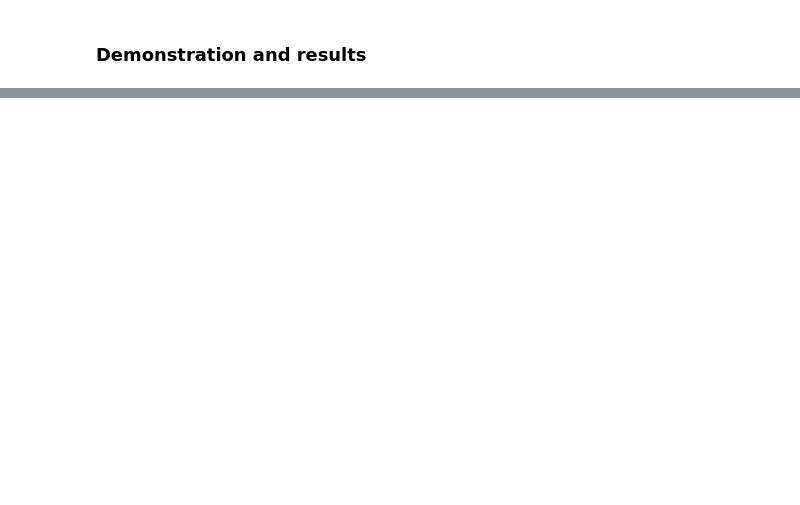
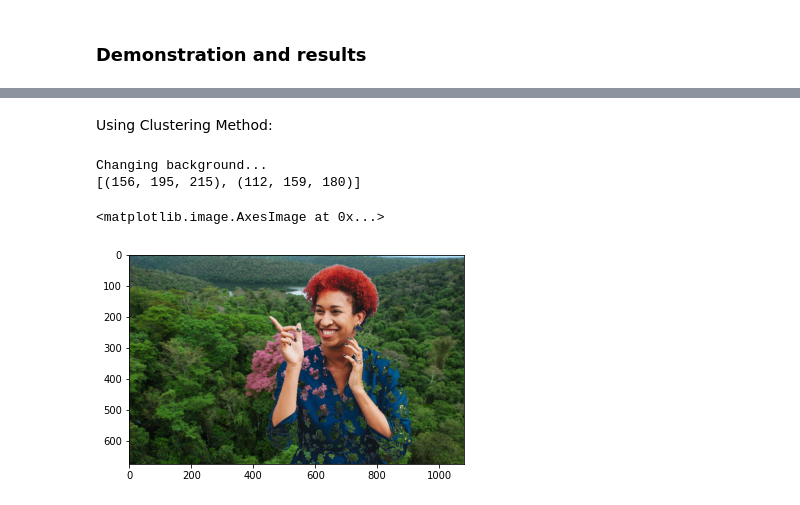
Before and after one commit to kakomarina/background-effects, a Jupyter notebook: report.ipynb, the cells around one changed output, grey strips where cells are left out. Cells and saved outputs as stored; diff of their text form; code cells hidden in the pictures; blank space fills up the shorter version.

```diff
--- a/report.ipynb
+++ b/report.ipynb
@@ -58,0 +89,29 @@ Beatriz Monteiro: triangle threshold initial test, triangle threshold method, gr
+# %% [markdown]
+Using Clustering Method:
+# %%
+from PIL import ImageTk, Image
+import numpy as np
+import imageio
+from skimage.color import rgb2gray
+from triangle_threshold import *
+from change_background_clustering import *
+from clusteringimgseg import *
+
+img_original = imageio.imread("girl3.jpg")
+bg = Image.open("bg_mata.jpg")
+
+img_clustered = clustering(img_original)
+
+colors = [(156, 195, 215), (112, 159, 180)]
+
+# changes background
+print("Changing background...")
+img_bg_changed = change_background(
+    img_original, bg, img_clustered.astype(np.uint8), colors)
+
+plt.imshow(img_bg_changed)
+# %% [output]
+Changing background...
+[(156, 195, 215), (112, 159, 180)]
+<matplotlib.image.AxesImage at 0x...>
+[figure, added]
```
Also changed, not shown: parts of 11 cells of this notebook, 1 other file.
